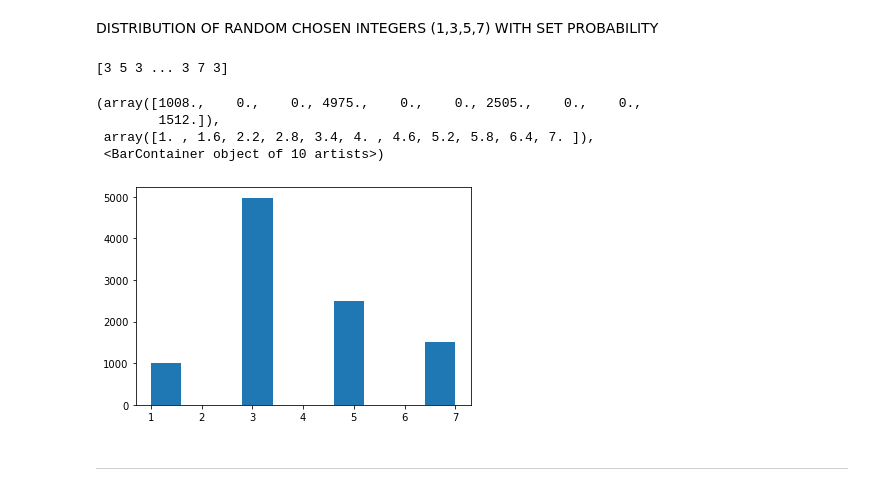
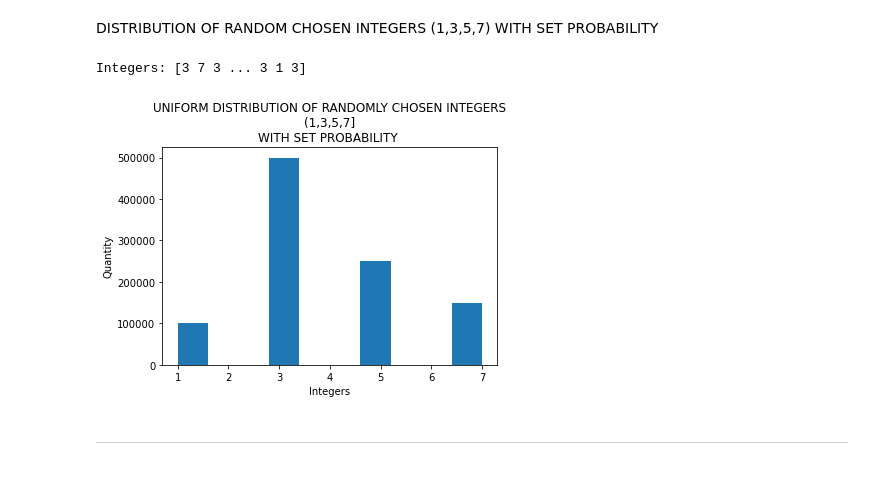
Before and after one commit to AnteDujic/Programming-for-Data-Analysis, a Jupyter notebook: numpy-random.ipynb, the cells around one changed output. Saved outputs shown, nothing was run; the diff lists cells and outputs as text; code cells hidden in the pictures.

```diff
--- a/numpy-random.ipynb
+++ b/numpy-random.ipynb
@@ -321,16 +321,17 @@ plt.hist (x_ch)
 # %% [markdown]
 DISTRIBUTION OF RANDOM CHOSEN INTEGERS (1,3,5,7) WITH SET PROBABILITY
 # %%
-x1_ch = (rng.choice([1,3,5,7], 10000, p=[0.1, 0.5, 0.25, 0.15]))
-print (x1_ch)
+x1_ch = (rng.choice([1,3,5,7], 1000000, p=[0.1, 0.5, 0.25, 0.15]))
+print ("Integers:", x1_ch, "\n")
+
+plt.title("UNIFORM DISTRIBUTION OF RANDOMLY CHOSEN INTEGERS\n(1,3,5,7]\nWITH SET PROBABILITY ")
+plt.xlabel("Integers")
+plt.ylabel("Quantity")
 plt.hist (x1_ch)
+plt.show()
 # %% [output]
-[3 5 3 ... 3 7 3]
+Integers: [3 7 3 ... 3 1 3]
-(array([1008.,    0.,    0., 4975.,    0.,    0., 2505.,    0.,    0.,
-        1512.]),
- array([1. , 1.6, 2.2, 2.8, 3.4, 4. , 4.6, 5.2, 5.8, 6.4, 7. ]),
- <BarContainer object of 10 artists>)
-[figure, old version]
+[figure, new version]
 # %% [markdown]
 ***
 # %%
```
Also changed, not shown: parts of 36 cells of this notebook.
